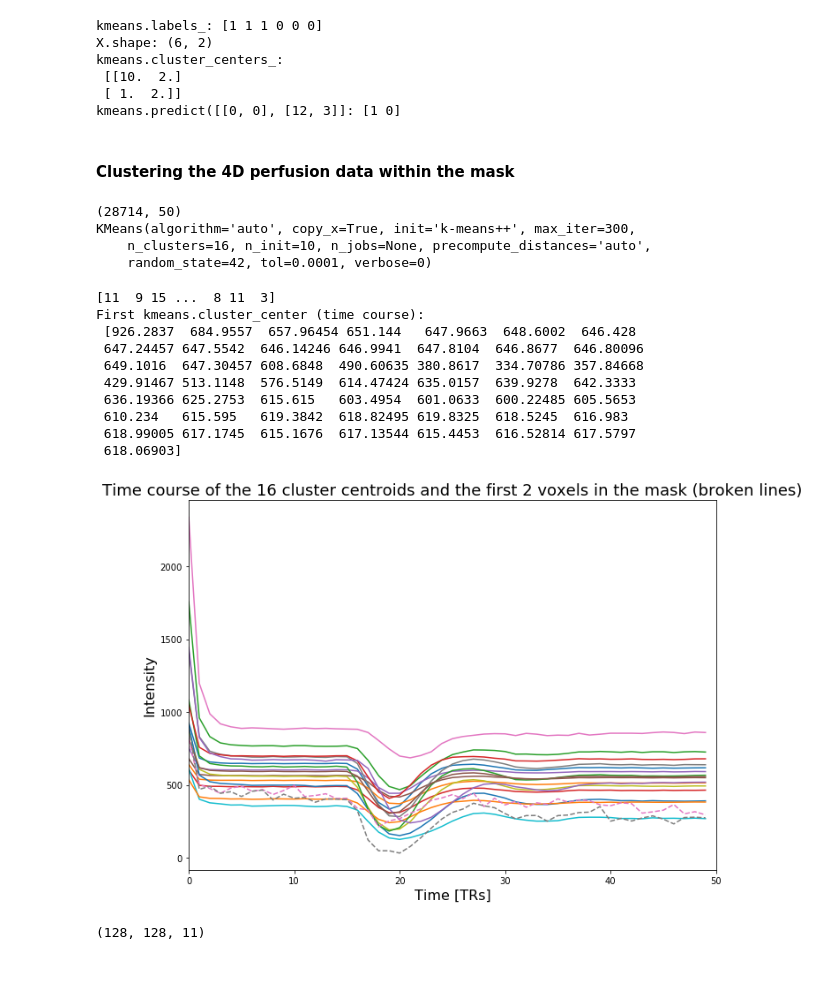
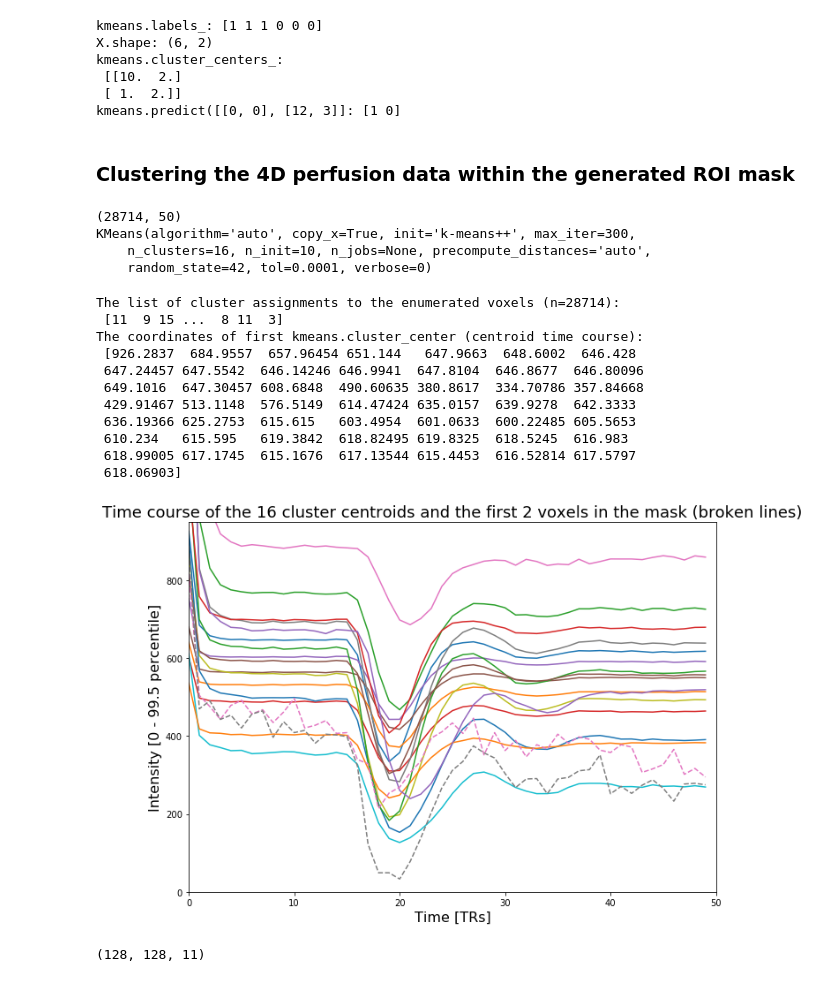
Before and after one commit to computational-medicine/BMED360, a Jupyter notebook: notebooks/4.0-perfusion-mri.ipynb, the cells around one changed output. Cells and saved outputs as stored; diff of their text form; code cells hidden in the pictures.

Commit message:
adjusted and documented the k-means clustering notebooks for unsupervised voxel classification and perfusion MRI smoothing

```diff
--- a/notebooks/4.0-perfusion-mri.ipynb
+++ b/notebooks/4.0-perfusion-mri.ipynb
@@ -124,0 +138,3 @@ display.close()
+# %%
+from nilearn.masking import compute_epi_mask
+mask_img = compute_epi_mask(img, lower_cutoff=0.2, upper_cutoff=0.85, verbose=1)
@@ -125,7 +143,4 @@ display.close()
 # %%
-from nilearn.masking import compute_epi_mask
-mask_img = compute_epi_mask(img)
-
 # Visualize it as an ROI
 from nilearn.plotting import plot_roi
 plot_roi(mask_img, mean_perf)
@@ -222,7 +246,7 @@ kmeans.cluster_centers_:
  [ 1.  2.]]
 kmeans.predict([[0, 0], [12, 3]]: [1 0]
 # %% [markdown]
-#### Clustering the 4D perfusion data within the mask
+### Clustering the 4D perfusion data within the generated ROI mask
 # %%
 X = masked_data.T   # n x p data matrix, n=samples, p = feature vector dimension
 K = 16  # Number of clusters
@@ -237,11 +261,12 @@ KMeans(algorithm='auto', copy_x=True, init='k-means++', max_iter=300,
 # %%
 kmeans_fit = kmeans_model.fit(X)
 # %%
-print(kmeans_fit.labels_)
-print('First kmeans.cluster_center (time course):\n', kmeans_fit.cluster_centers_[0,:])
+print('The list of cluster assignments to the enumerated voxels (n=%d):\n' % (len(mm[0])), kmeans_fit.labels_)
+print('The coordinates of first kmeans.cluster_center (centroid time course):\n', kmeans_fit.cluster_centers_[0,:])
 # %% [output]
-[11  9 15 ...  8 11  3]
-First kmeans.cluster_center (time course):
+The list of cluster assignments to the enumerated voxels (n=28714):
+ [11  9 15 ...  8 11  3]
+The coordinates of first kmeans.cluster_center (centroid time course):
  [926.2837  684.9557  657.96454 651.144   647.9663  648.6002  646.428
  647.24457 647.5542  646.14246 646.9941  647.8104  646.8677  646.80096
  649.1016  647.30457 608.6848  490.60635 380.8617  334.70786 357.84668
@@ -253,20 +278,21 @@ First kmeans.cluster_center (time course):
 # %%
 nv = 2
 
 plt.figure(figsize=(10, 7))
 
 plt.plot(kmeans_fit.cluster_centers_.T)
 plt.plot(masked_data[:50, :nv], '--')
 plt.xlabel('Time [TRs]', fontsize=16)
-plt.ylabel('Intensity', fontsize=16)
+plt.ylabel('Intensity [0 - 99.5 percentile]', fontsize=16)
 plt.xlim(0, 50)
+plt.ylim(0, np.percentile(masked_data, 99.5))
 plt.title('Time course of the %d cluster centroids and the first %d voxels in the mask (broken lines)' % (K, nv), fontsize=18)
 
 plt.subplots_adjust(bottom=.12, top=.95, right=.95, left=.12)
 
 plt.show()
 # %% [output]
-[figure, old version]
+[figure, new version]
 # %%
 kmeans_segm = 0 * mask_img.get_data().copy()
 print(kmeans_segm.shape)
```
Also changed, not shown: parts of 21 cells of this notebook, 3 other files.
